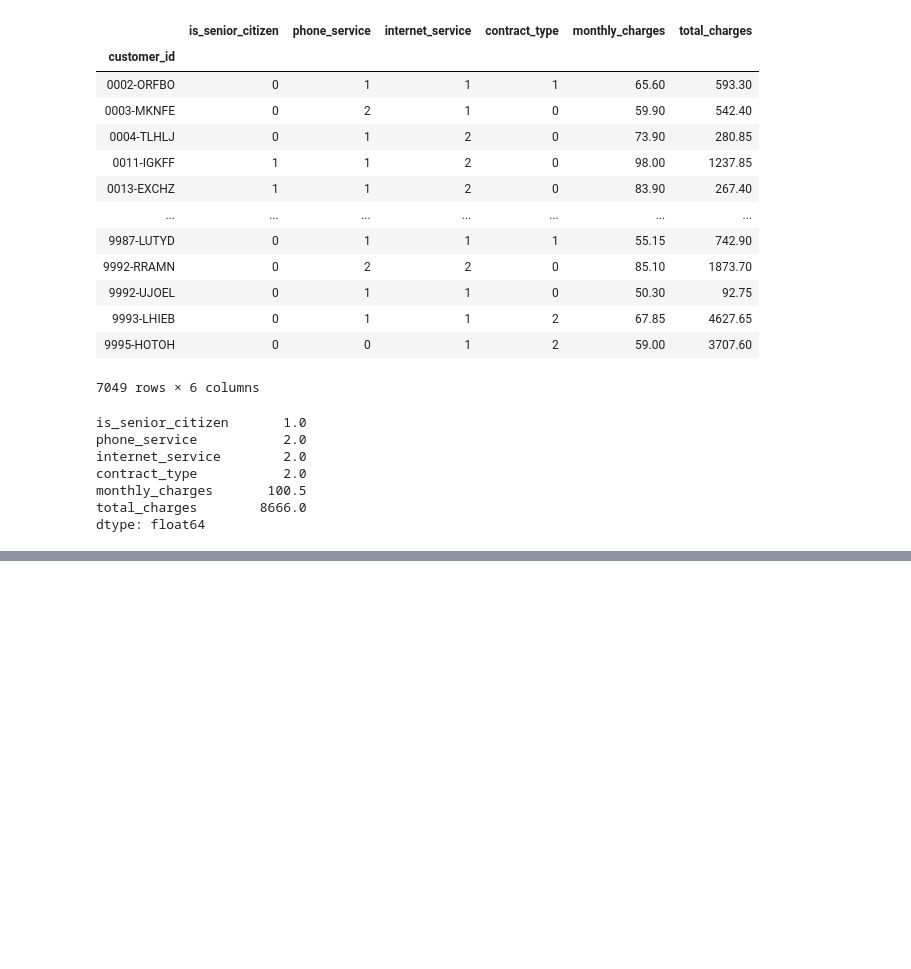
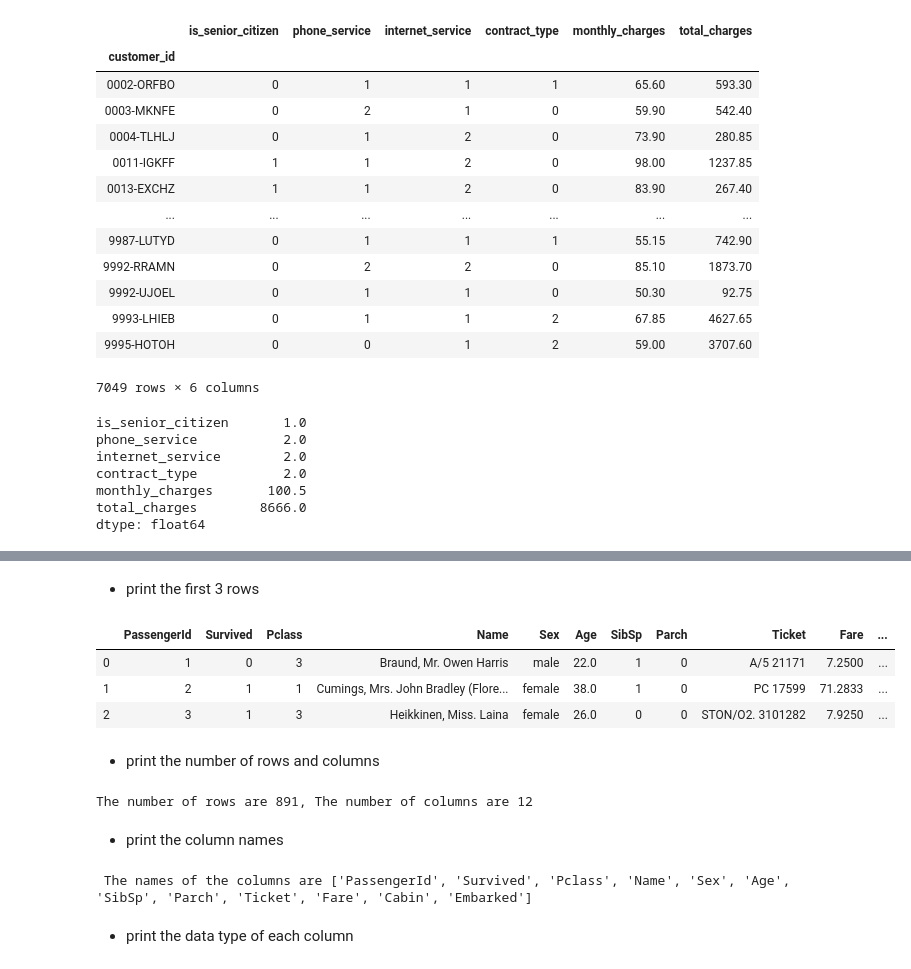
Before and after one commit to JadaShipp/ds-methodologies-exercises, a Jupyter notebook: classification/classification_exercises.ipynb, the cells around one changed output, grey strips where cells are left out. Saved outputs shown, nothing was run; the diff lists cells and outputs as text; code cells hidden in the pictures; blank space fills up the shorter version.

```diff
--- a/classification/classification_exercises.ipynb
+++ b/classification/classification_exercises.ipynb
@@ -140,0 +157,24 @@ dtype: float64
+# %% [markdown]
+- print the first 3 rows
+# %%
+df_google.head(3)
+# %% [output]
+|  | PassengerId | Survived | Pclass | Name | Sex | Age | SibSp | Parch | Ticket | Fare | ... |
+| 0 | 1 | 0 | 3 | Braund, Mr. Owen Harris | male | 22.0 | 1 | 0 | A/5 21171 | 7.2500 | ... |
+| 1 | 2 | 1 | 1 | Cumings, Mrs. John Bradley (Flore... | female | 38.0 | 1 | 0 | PC 17599 | 71.2833 | ... |
+| 2 | 3 | 1 | 3 | Heikkinen, Miss. Laina | female | 26.0 | 0 | 0 | STON/O2. 3101282 | 7.9250 | ... |
+# %% [markdown]
+- print the number of rows and columns
+# %%
+df_google.shape
+print(f'The number of rows are {df_google.shape[0]}, The number of columns are {df_google.shape[1]}')
+# %% [output]
+The number of rows are 891, The number of columns are 12
+# %% [markdown]
+- print the column names
+# %%
+print(f' The names of the columns are {list(df_google.columns)}')
+# %% [output]
+ The names of the columns are ['PassengerId', 'Survived', 'Pclass', 'Name', 'Sex', 'Age', 'SibSp', 'Parch', 'Ticket', 'Fare', 'Cabin', 'Embarked']
+# %% [markdown]
+- print the data type of each column
```
Also changed, not shown: parts of 14 cells of this notebook.
